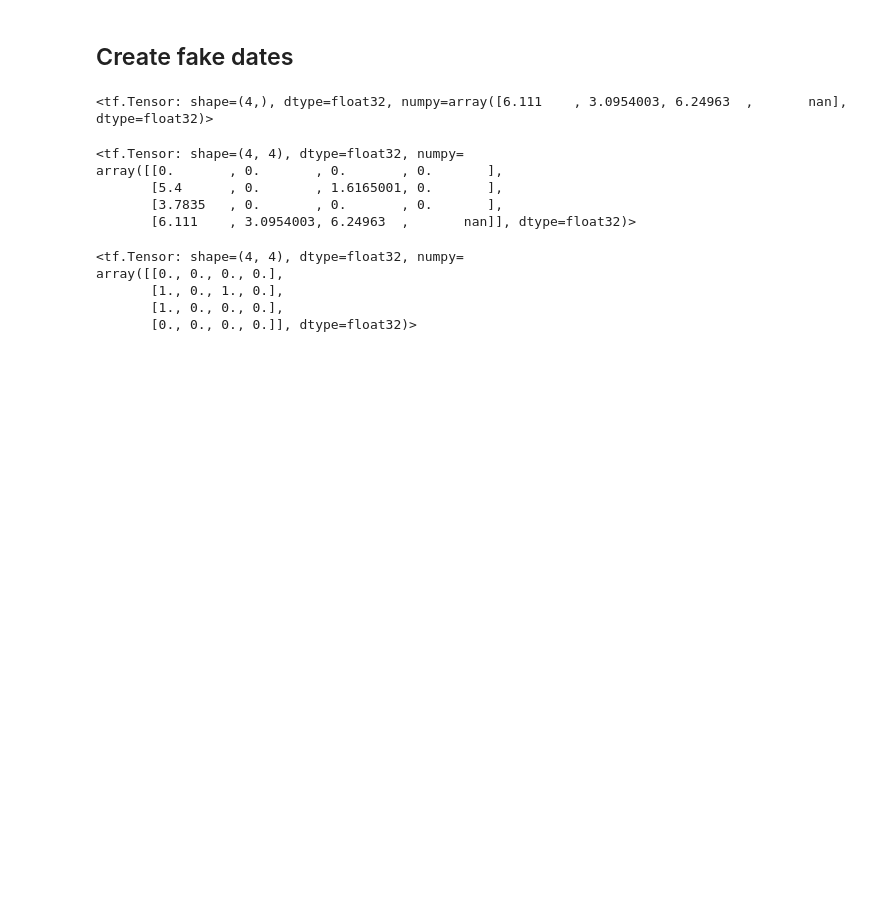
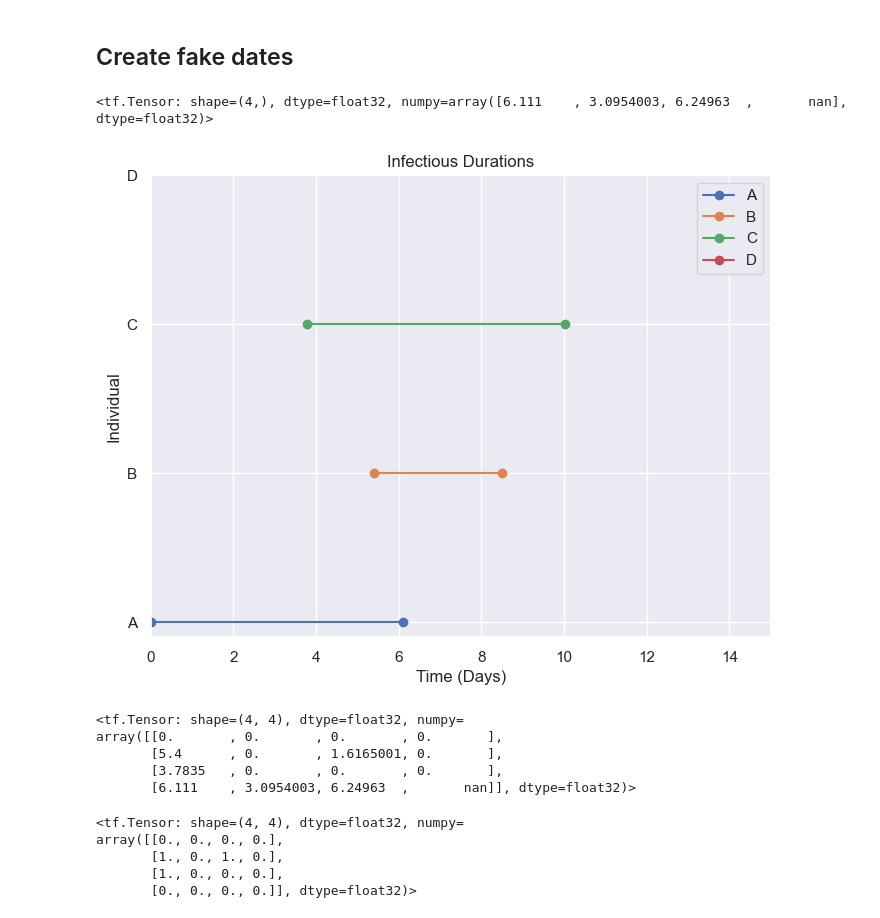
Before and after one commit to A-Morariu/hpai_project, a Jupyter notebook: small_scale_epidemic.ipynb, the cells around one changed output. Drawn from its saved outputs; the diff is of its cells as text; code cells hidden in the pictures; blank space fills up the shorter version.

```diff
--- a/small_scale_epidemic.ipynb
+++ b/small_scale_epidemic.ipynb
@@ -246,7 +246,7 @@ def identify_initial_infective(infection_times):
 ## Create fake dates
 # %%
 # Create fake dates
-epidemic_timestamps = {'ind_id': indivudal_id,
+epidemic_timestamps = {'ind_id': ind_id,
  'infection_time': np.array([0, 5.4, 3.7835, np.inf]),
 'removal_time': np.array([6.111, 8.4954, 10.03313, np.inf])}
 # %%
@@ -261,6 +261,36 @@ generate_infectious_duration(infection_times=epidemic_timestamps.get('infection_
                  removal_times=epidemic_timestamps.get('removal_time'))
 # %% [output]
 <tf.Tensor: shape=(4,), dtype=float32, numpy=array([6.111    , 3.0954003, 6.24963  ,       nan], dtype=float32)>
+# %%
+# Dataset
+data = {
+    'ind_id': ind_id,
+    'infection_time': [0.0000, 5.4000, 3.7835, float('inf')],
+    'removal_time': [6.11100, 8.49540, 10.03313, float('inf')]
+}
+
+# Calculate difference
+difference = generate_infectious_duration(infection_times=epidemic_timestamps.get('infection_time'),
+                 removal_times=epidemic_timestamps.get('removal_time'))
+
+# Create the plot
+plt.figure(figsize=(8, 6))
+
+# Plot the difference as a line connecting infection_time and removal_time
+for i, individual in enumerate(data['ind_id']):
+    plt.plot([data['infection_time'][i], data['removal_time'][i]], [individual, individual], marker='o', label=individual)
+
+plt.xlabel('Time (Days)')
+plt.ylabel('Individual')
+plt.xlim(0, 15)
+plt.yticks(data['ind_id'])
+plt.grid(True)
+plt.legend()
+plt.title('Infectious Durations')
+
+plt.show()
+# %% [output]
+[figure, added]
 # %%
 generate_exposure(infection_times=epidemic_timestamps.get('infection_time'),
                  removal_times=epidemic_timestamps.get('removal_time'))
```
Also changed, not shown: parts of 5 cells of this notebook.
